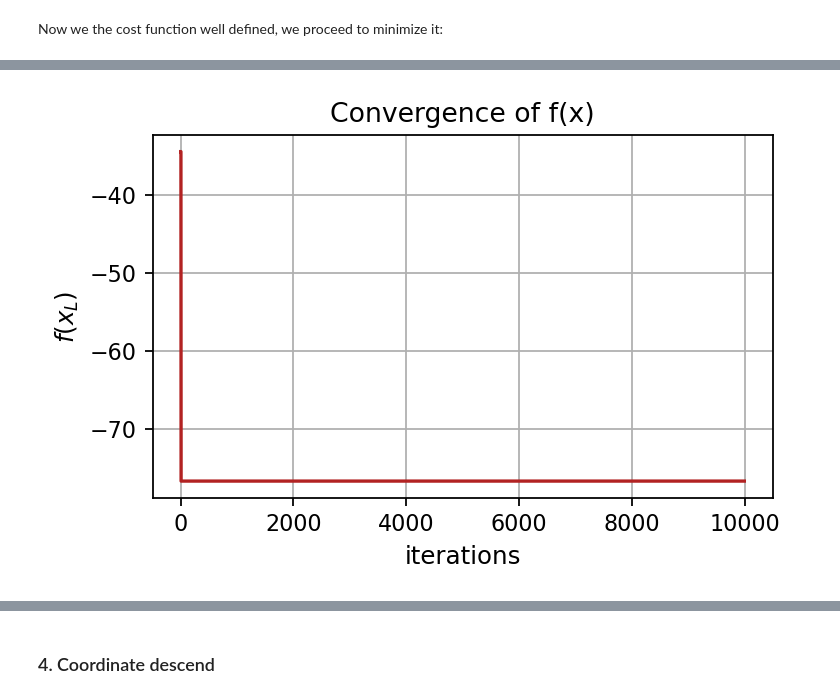
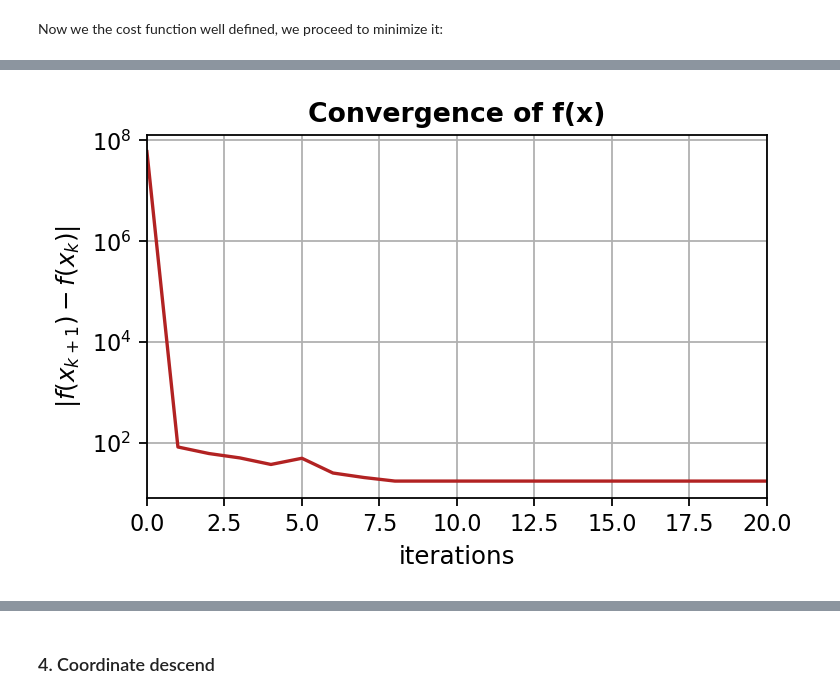
Before and after one commit to DarioSlaifsteinSk/OptMethdMA060002, a Jupyter notebook: Optimization_HW1.ipynb, the cells around one changed output, grey strips where cells are left out. Drawn from its saved outputs; the diff is of its cells as text; code cells hidden in the pictures.

```diff
--- a/Optimization_HW1.ipynb
+++ b/Optimization_HW1.ipynb
@@ -171,7 +171,7 @@ def error(xl,xc,xh,f):
     err=np.abs(f(xl)-f(xh)) # distance btw
     return err;
 
-def nelderMead(x0, f, alpha, gamma, beta ):
+def nelderMead(x0, f, alpha, gamma, beta, colorSimplex):
     # Sort seed
     xh,xc,xl=sorterFun(x0[0],x0[1],x0[2])
     # Parameters
@@ -213,7 +213,7 @@ def nelderMead(x0, f, alpha, gamma, beta ):
 
         # Plot simplexes
         simplexPts=np.array([xl, xc, xh])
-        simplex=Polygon(simplexPts,facecolor='None',edgecolor='red')
+        simplex=Polygon(simplexPts,facecolor='None',edgecolor=colorSimplex)
         ax=plt.gca()
         ax.add_patch(simplex)
     return outX,i,k,err,fxl;
@@ -271,0 +240,29 @@ axis.add_patch(regionConv)
+# %%
+x0 = [[-2, -2],
+     [5 , -6],
+     [-4, -5]] # initial condition inside the bounds
+tol=1e-5 # tolerance for the min
+
+# Parameters for Nelder-Mead
+alpha=5
+beta=10
+gamma=0.5
+
+# generate figure
+fig, axis = plt.subplots(figsize=(10,8))
+CS=axis.contour(X, Y, Zbird)
+axis.set_title('f(x,y) Nelder-Mead method',fontweight='bold', fontsize=20)
+plt.grid()
+
+# Plot simplexes
+simplexPts=np.array([x0[0], x0[1], x0[2]])
+simplex=Polygon(simplexPts,facecolor='None',edgecolor='red')
+axis=plt.gca()
+axis.add_patch(simplex)
+
+# Optimize
+xNM,iNM,kNM,errNM,fxlNM = nelderMead(x0, J, alpha, beta, gamma,'red')
+
+# plot region of convergence
+regionConv = plt.Circle((-5, -5), 5, color='k', fill=True, linestyle='--',alpha=0.05, linewidth=5)
+axis.add_patch(regionConv)
@@ -272,14 +272,15 @@ axis.add_patch(regionConv)
 # %%
 plt.figure(dpi=160, figsize=(5,3))
 
-plt.plot(np.linspace(0,iNM, num=iNM), np.array(fxlNM), color='firebrick')
+plt.semilogy(np.linspace(0,iNM, num=iNM), np.array(errNM), color='firebrick')
 
-plt.title('Convergence of f(x)', fontsize=12)
-plt.ylabel('$f(x_{L})$', fontsize=11)
+plt.title('Convergence of f(x)', fontsize=12, fontweight='bold')
+plt.ylabel('$|f(x_{k+1})-f(x_{k})|$', fontsize=11)
 plt.xlabel('iterations', fontsize=11)
-# plt.ylim([0.0001, 70])
-#
+# plt.ylim([17, 17.5])
+plt.xlim([0, 20])
+
 plt.grid()
 plt.show()
 # %% [output]
-[figure, old version]
+[figure, new version]
```
Also changed, not shown: parts of 16 cells of this notebook.
